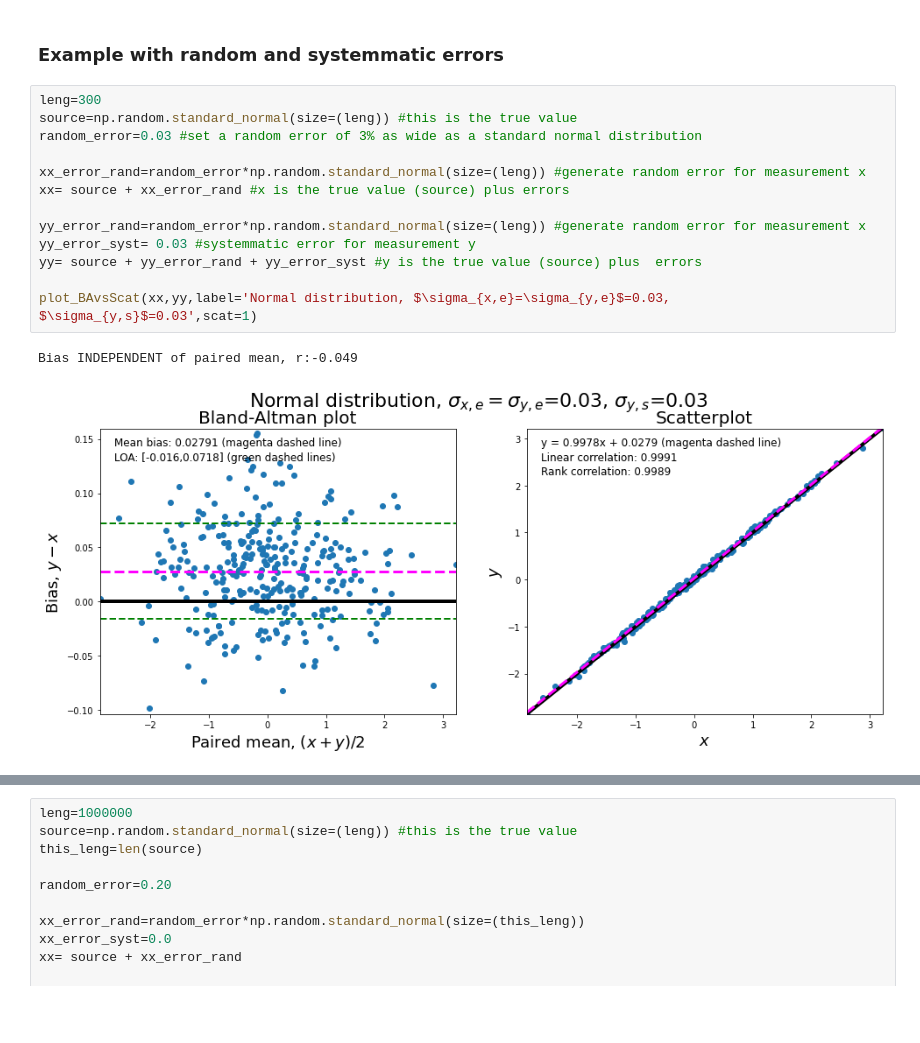
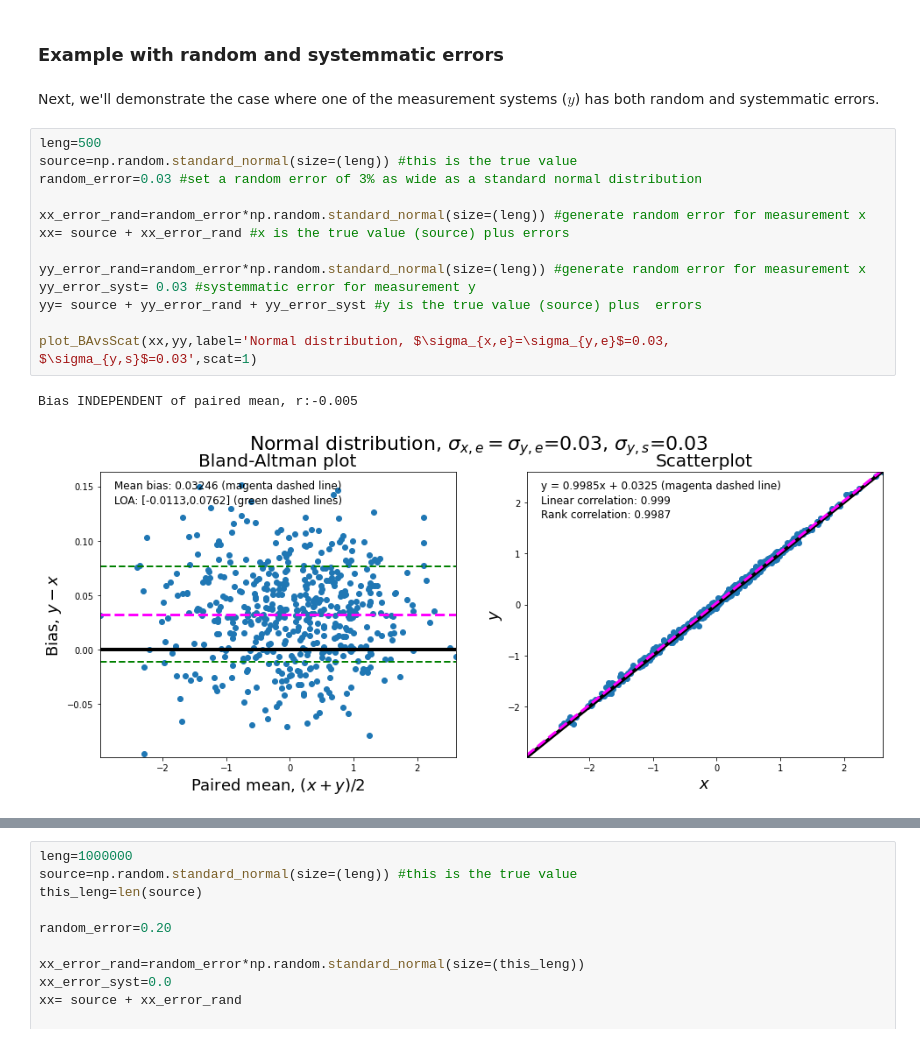
Before and after one commit to knobelsp/BlandAltman, a Jupyter notebook: BlandAltman.ipynb, the cells around one changed output, grey strips where cells are left out. Cells and saved outputs as stored; diff of their text form; blank space fills up the shorter version.

```diff
--- a/BlandAltman.ipynb
+++ b/BlandAltman.ipynb
@@ -231,18 +229,20 @@ Next, we'll show another case, where random errors are the same as before, but $
 # %% [markdown]
 ### Example with random and systemmatic errors
+# %% [markdown]
+Next, we'll demonstrate the case where one of the measurement systems ($y$) has both random and systemmatic errors.
 # %%
-leng=300
+leng=500
 source=np.random.standard_normal(size=(leng)) #this is the true value
 random_error=0.03 #set a random error of 3% as wide as a standard normal distribution
 
 xx_error_rand=random_error*np.random.standard_normal(size=(leng)) #generate random error for measurement x
 xx= source + xx_error_rand #x is the true value (source) plus errors
 
 yy_error_rand=random_error*np.random.standard_normal(size=(leng)) #generate random error for measurement x
 yy_error_syst= 0.03 #systemmatic error for measurement y
 yy= source + yy_error_rand + yy_error_syst #y is the true value (source) plus  errors
 
 plot_BAvsScat(xx,yy,label='Normal distribution, $\sigma_{x,e}=\sigma_{y,e}$=0.03, $\sigma_{y,s}$=0.03',scat=1)
 # %% [output]
-Bias INDEPENDENT of paired mean, r:-0.049
+Bias INDEPENDENT of paired mean, r:-0.005
-[figure, old version]
+[figure, new version]
```
Also changed, not shown: parts of 3 cells of this notebook.
